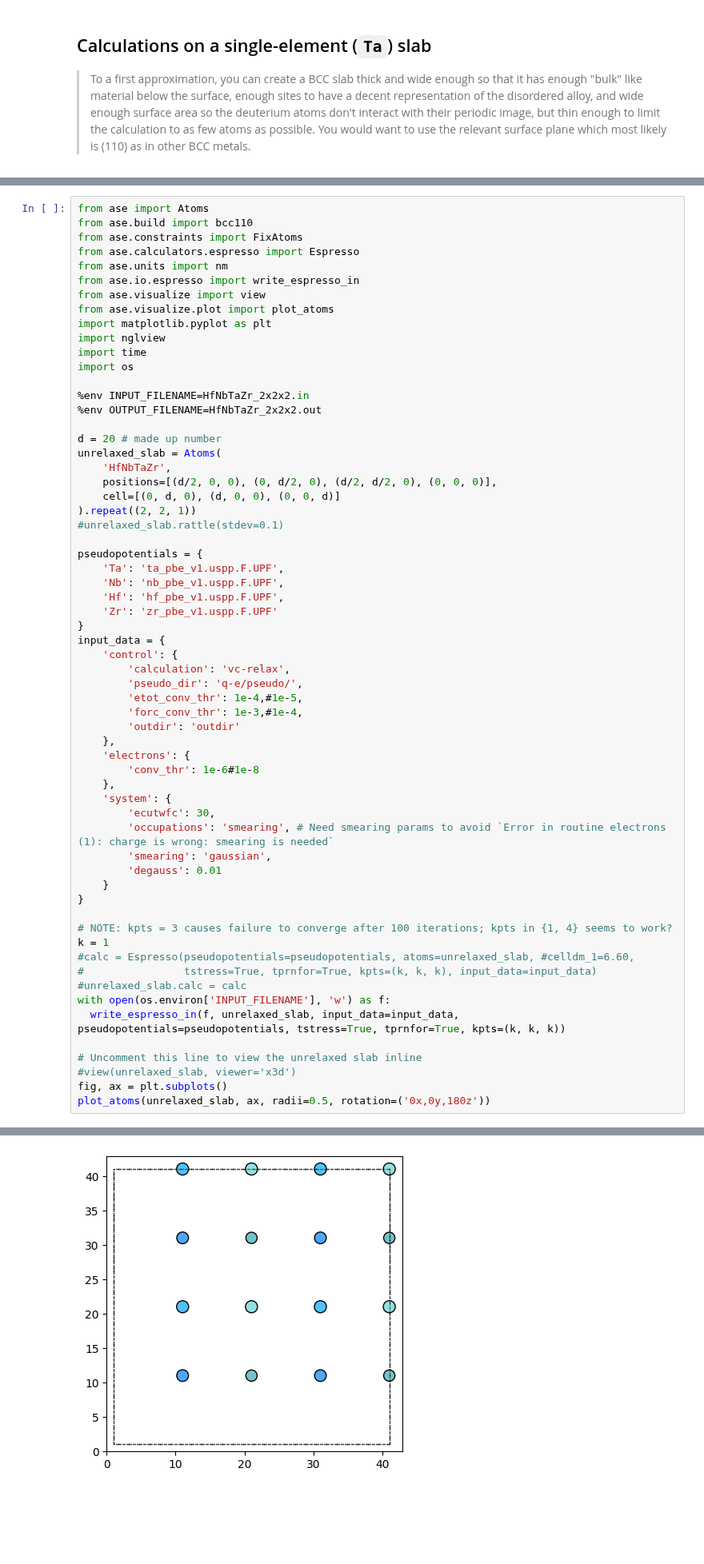
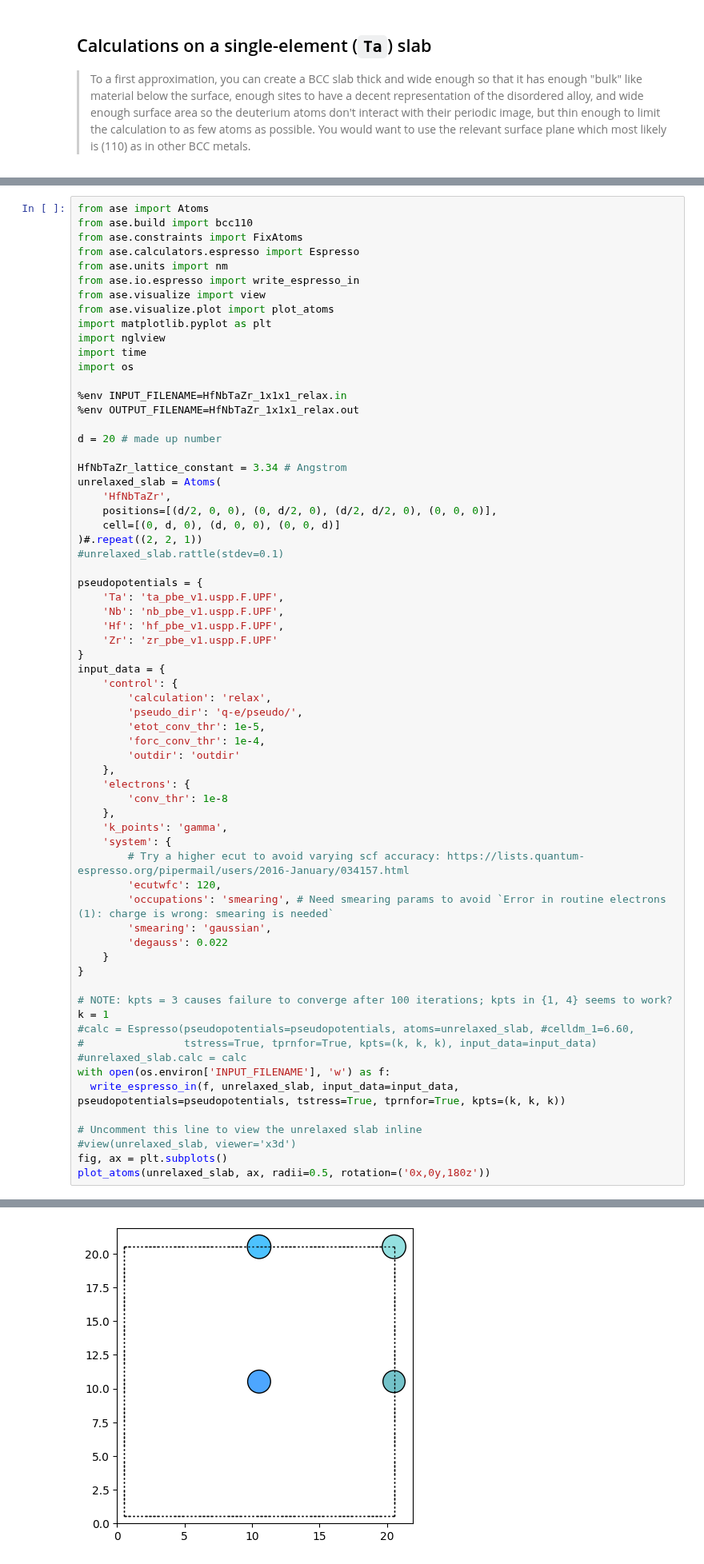
Before and after one commit to NWChen/sofe, a Jupyter notebook: Setting up HfNbTaZr.ipynb, the cells around one changed output, grey strips where cells are left out. Shown at 80% size. Cells and saved outputs as stored; diff of their text form; blank space fills up the shorter version.

```diff
--- a/Setting up HfNbTaZr.ipynb
+++ b/Setting up HfNbTaZr.ipynb
@@ -25,15 +28,17 @@ import nglview
 import time
 import os
 
-%env INPUT_FILENAME=HfNbTaZr_2x2x2.in
-%env OUTPUT_FILENAME=HfNbTaZr_2x2x2.out
+%env INPUT_FILENAME=HfNbTaZr_1x1x1_relax.in
+%env OUTPUT_FILENAME=HfNbTaZr_1x1x1_relax.out
 
 d = 20 # made up number
+
+HfNbTaZr_lattice_constant = 3.34 # Angstrom
 unrelaxed_slab = Atoms(
     'HfNbTaZr',
     positions=[(d/2, 0, 0), (0, d/2, 0), (d/2, d/2, 0), (0, 0, 0)],
     cell=[(0, d, 0), (d, 0, 0), (0, 0, d)]
-).repeat((2, 2, 1))
+)#.repeat((2, 2, 1))
 #unrelaxed_slab.rattle(stdev=0.1)
 
 pseudopotentials = {
@@ -44,20 +49,22 @@ pseudopotentials = {
 }
 input_data = {
     'control': {
-        'calculation': 'vc-relax',
+        'calculation': 'relax',
         'pseudo_dir': 'q-e/pseudo/',
-        'etot_conv_thr': 1e-4,#1e-5,
-        'forc_conv_thr': 1e-3,#1e-4,
+        'etot_conv_thr': 1e-5,
+        'forc_conv_thr': 1e-4,
         'outdir': 'outdir'
     },
     'electrons': {
-        'conv_thr': 1e-6#1e-8
+        'conv_thr': 1e-8
     },
+    'k_points': 'gamma',
     'system': {
-        'ecutwfc': 30,
+        # Try a higher ecut to avoid varying scf accuracy: https://lists.quantum-espresso.org/pipermail/users/2016-January/034157.html
+        'ecutwfc': 120,
         'occupations': 'smearing', # Need smearing params to avoid `Error in routine electrons (1): charge is wrong: smearing is needed`
         'smearing': 'gaussian',
-        'degauss': 0.01
+        'degauss': 0.022
     }
 }
 
@@ -79,5 +86,5 @@ env: OUTPUT_FILENAME=HfNbTaZr_2x2x2.out
 <Axes: >
-[figure, old version]
+[figure, new version]
 # %%
 !q-e/bin/pw.x -inp $INPUT_FILENAME > $OUTPUT_FILENAME
 # %%
```
Also changed, not shown: parts of 3 cells of this notebook, 4 other files.
